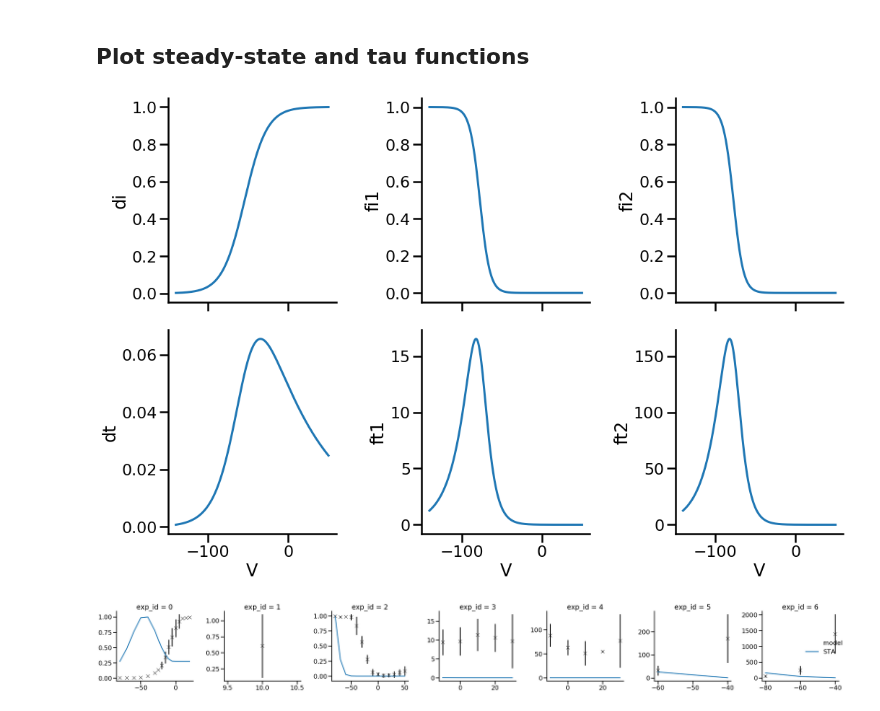
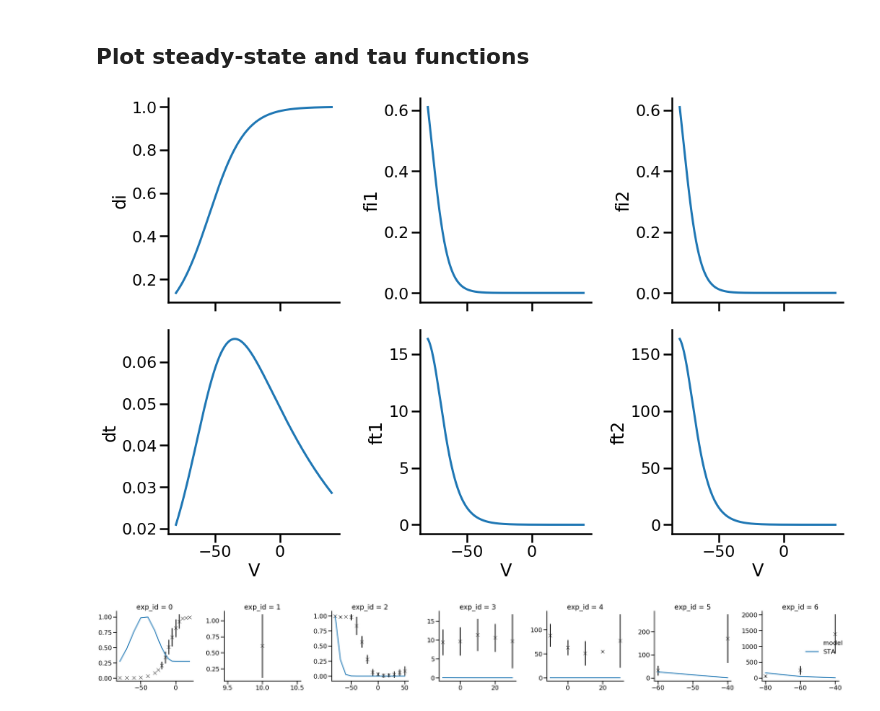
Before and after one commit to charleshouston/ion-channel-ABC, a Jupyter notebook: docs/examples/Nygren/standardised_ical.ipynb, the cells around one changed output. Drawn from its saved outputs; the diff is of its cells as text; code cells hidden in the pictures.

```diff
--- a/docs/examples/Nygren/standardised_ical.ipynb
+++ b/docs/examples/Nygren/standardised_ical.ipynb
@@ -32,18 +32,18 @@ from ionchannelABC.visualization import plot_variables
 # %%
 sns.set_context('poster')
 
-V = np.arange(-140, 50, 0.01)
+V = np.arange(-80, 40, 0.01)
 
 sta_vars = {'di': 'ical.d_ss',
             'fi1': 'ical.f_ss',
             'fi2': 'ical.f_ss',
             'dt':  'ical.tau_d',
             'ft1': 'ical.tau_f1',
             'ft2': 'ical.tau_f2'}
 
 f, ax = plot_variables(V, sta_vars, 'models/standardised_ical.mmt', figshape=(3,2))
 # %% [output]
-[figure, old version]
+[figure, new version]
 # %%
 observations, model, summary_statistics = setup(modelfile,
                                                 li_act_and_tau,
```
Also changed, not shown: parts of 34 cells of this notebook, 6 other files.
